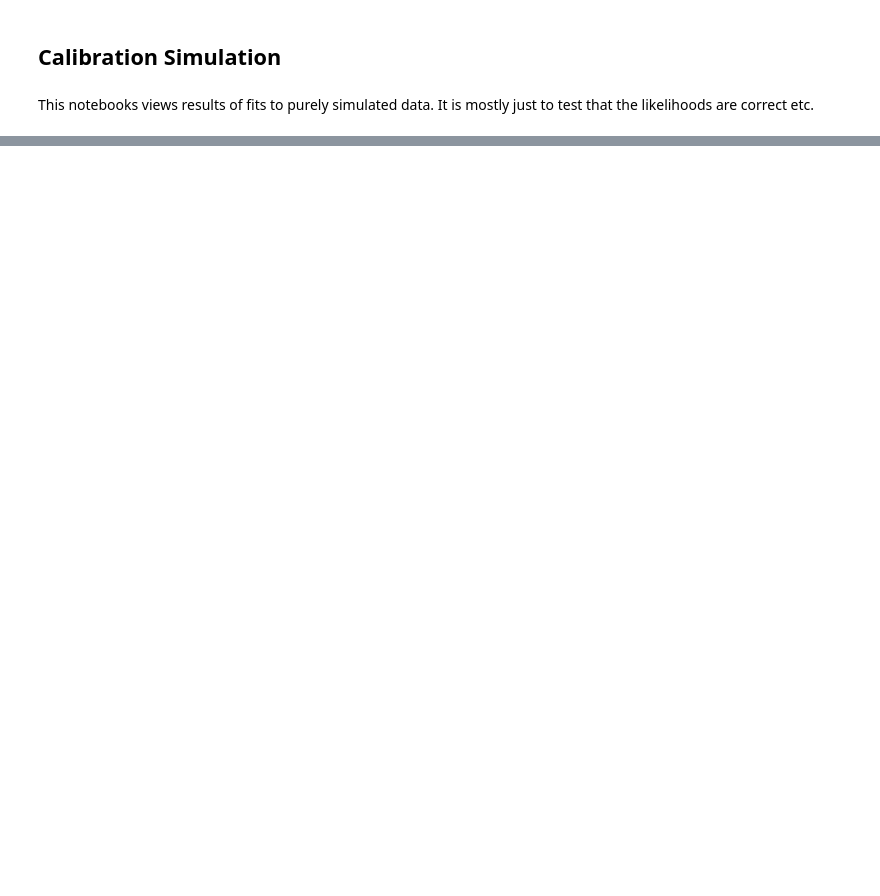
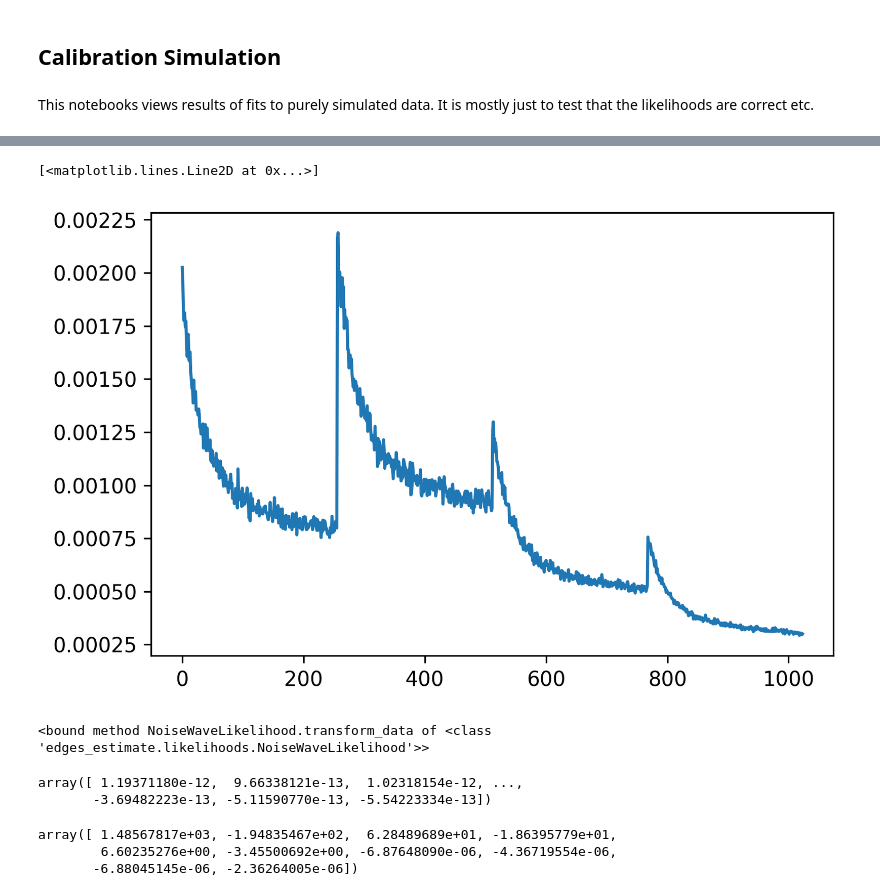
Before and after one commit to edges-collab/bayesian-calibration, a Jupyter notebook: alan-calibration-simulation.ipynb, the cells around one changed output, grey strips where cells are left out. Cells and saved outputs as stored; diff of their text form; code cells hidden in the pictures; blank space fills up the shorter version.

```diff
--- a/alan-calibration-simulation.ipynb
+++ b/alan-calibration-simulation.ipynb
@@ -51,0 +67,18 @@ plt.plot(lks['c6_w5_cf6_wf5_smooth32_tns500_var-data_s11()_nscale01_ndelay01_noi
+# %%
+ctx = lk.partial_linear_model.get_ctx()
+# %%
+model = lk.partial_linear_model.reduce_model(ctx)
+# %%
+plt.plot(model[2])
+# %% [output]
+[<matplotlib.lines.Line2D at 0x...>]
+[figure, added]
+# %%
+lk.partial_linear_model.data_func
+# %% [output]
+<bound method NoiseWaveLikelihood.transform_data of <class 'edges_estimate.likelihoods.NoiseWaveLikelihood'>>
+# %%
+model[0].residual
+# %% [output]
+array([ 1.19371180e-12,  9.66338121e-13,  1.02318154e-12, ...,
+       -3.69482223e-13, -5.11590770e-13, -5.54223334e-13])
@@ -51,0 +89,6 @@ plt.plot(lks['c6_w5_cf6_wf5_smooth32_tns500_var-data_s11()_nscale01_ndelay01_noi
+# %%
+res.x
+# %% [output]
+array([ 1.48567817e+03, -1.94835467e+02,  6.28489689e+01, -1.86395779e+01,
+        6.60235276e+00, -3.45500692e+00, -6.87648090e-06, -4.36719554e-06,
+       -6.88045145e-06, -2.36264005e-06])
```
Also changed, not shown: parts of 15 cells of this notebook, 2 other files.
